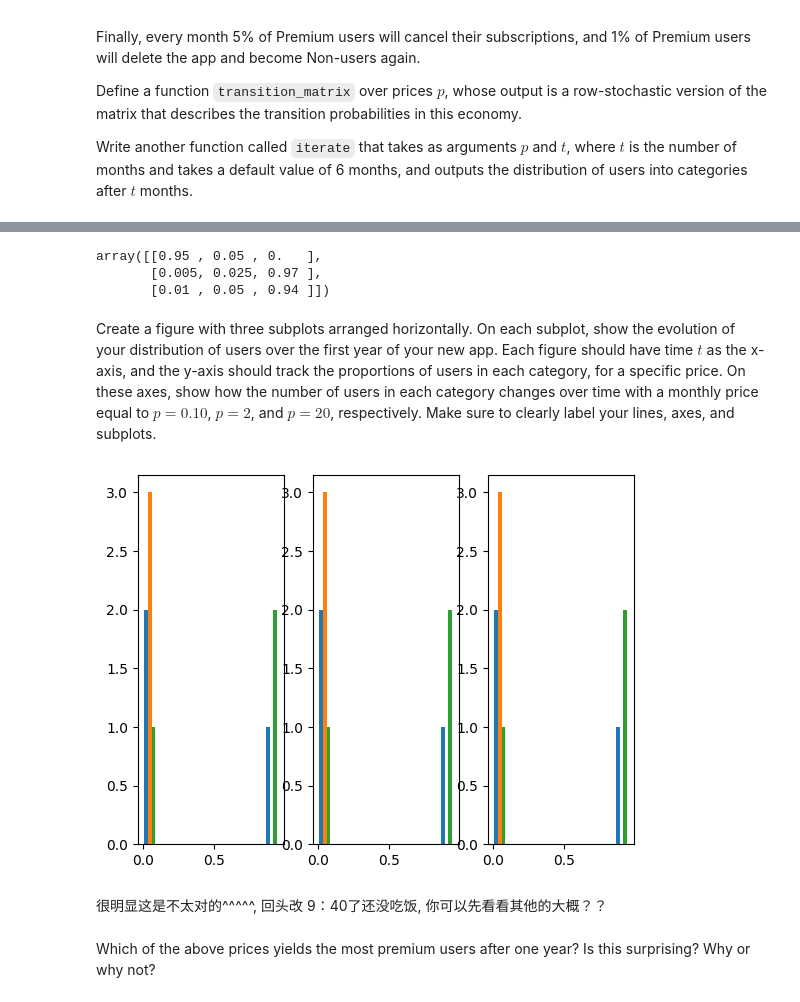
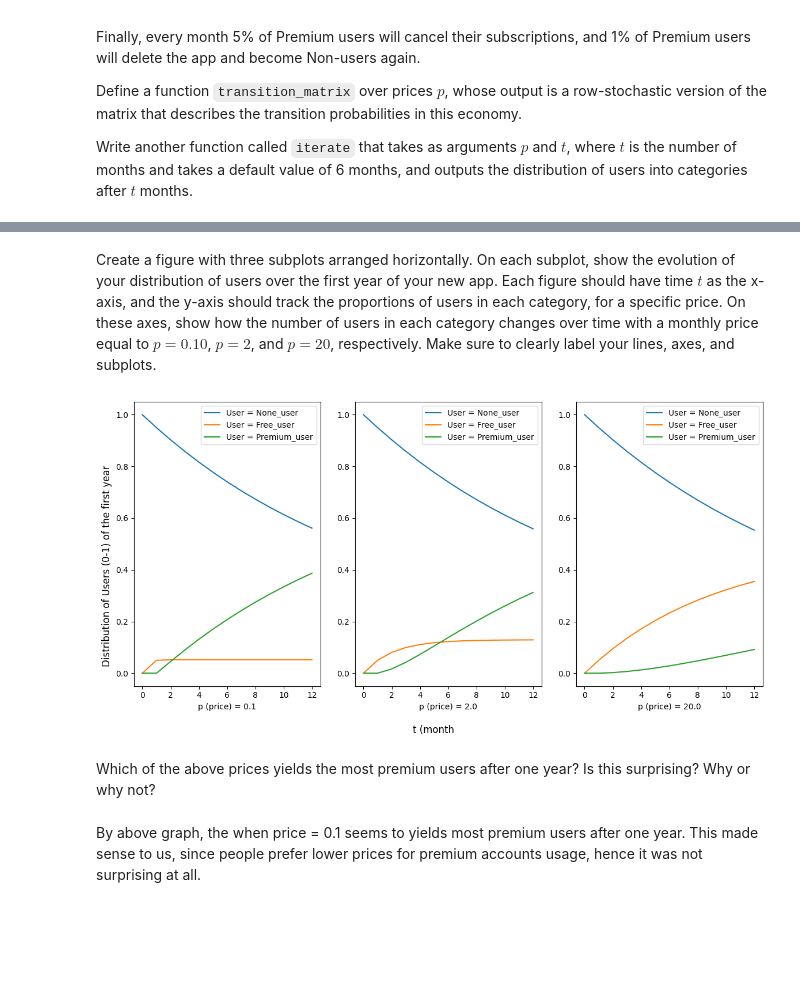
Before and after one commit to tonyliang19/ECON323_2023_Spring, a Jupyter notebook: problem_sets/problem_set_4_Luo_Liang.ipynb, the cells around one changed output, grey strips where cells are left out. Saved outputs shown, nothing was run; the diff lists cells and outputs as text; code cells hidden in the pictures; blank space fills up the shorter version.

```diff
--- a/problem_sets/problem_set_4_Luo_Liang.ipynb
+++ b/problem_sets/problem_set_4_Luo_Liang.ipynb
@@ -308,29 +296,51 @@ Write another function called `iterate` that takes as arguments $p$ and $t$, whe
 # %%
 # your code here
+
+# row-stochastic version of matrix that describes transition probabilities in this economy
 def transition_matrix(p):
-    p_fp = 0.995 - (0.05  / (1+p))
+    p_fp = 0.995 / (1+p)
     matrix = np.array([[0.95, 0.05, 0],
                        [0.005, 0.995 - p_fp, p_fp],
                        [0.01, 0.05, 0.94]])
     return matrix
+
+# t is number of months (default to 6), outputs distribution of users into categories after t months
+def iterate(p, t=6):
+    # all users begin as Non-users
+    x0 = np.array([1, 0 , 0])
+    for month in range(t):
+        x0 = transition_matrix(p).T @ x0
+    return x0
-# %%
-transition_matrix(1)
-# %% [output]
-array([[0.95 , 0.05 , 0.   ],
-       [0.005, 0.025, 0.97 ],
-       [0.01 , 0.05 , 0.94 ]])
 # %% [markdown]
 Create a figure with three subplots arranged horizontally. On each subplot, show the evolution of your distribution of users over the first year of your new app. Each figure should have time $t$ as the x-axis, and the y-axis should track the proportions of users in each category, for a specific price. On these axes, show how the number of users in each category changes over time with a monthly price equal to $p=0.10$, $p=2$, and $p=20$, respectively. Make sure to clearly label your lines, axes, and subplots.
 # %%
 # your code here
-time = np.linspace(1, 12, 12)
-fig, ax = plt.subplots(1, 3)
-prices = [0.10, 2, 20]
-for i, price in enumerate(prices):
-    ax[i].hist(transition_matrix(p=price))
+fig, axes = plt.subplots(1, 3,  figsize = (12, 6))
+
+# subscriptions
+users = ["None_user", "Free_user", "Premium_user"]
+prices = np.array([0.10, 2, 20])
+for i, ax in enumerate(axes):
+    distribution = np.array([iterate(p=prices[i],t=t) for t in range(13)])
+    # plot none user
+    ax.plot(range(13), distribution[:,0])
+    # plot free user
+    ax.plot(range(13), distribution[:,1])
+    # plot premium user
+    ax.plot(range(13), distribution[:,2])
+
+    # adding labels
+    ax.set_xlabel(f"p (price) = {prices[i]}")
+    ax.legend([f"User = {u}" for u in users])
+
+# add labels for month and proprotions of the distribution
+fig.supxlabel("t (month")
+fig.supylabel("Distribution of Users (0-1) of the first year")
+
+fig.tight_layout()
 # %% [output]
-[figure, old version]
+[figure, new version]
-# %% [markdown]
-很明显这是不太对的^^^^^, 回头改 9：40了还没吃饭, 你可以先看看其他的大概？？
 # %% [markdown]
 Which of the above prices yields the most premium users after one year? Is this surprising? Why or why not?
+# %% [markdown]
+By above graph, the when price = 0.1 seems to yields most premium users after one year. This made sense to us, since people prefer lower prices for premium accounts usage, hence it was not surprising at all.
```
Also changed, not shown: parts of 5 cells of this notebook.
